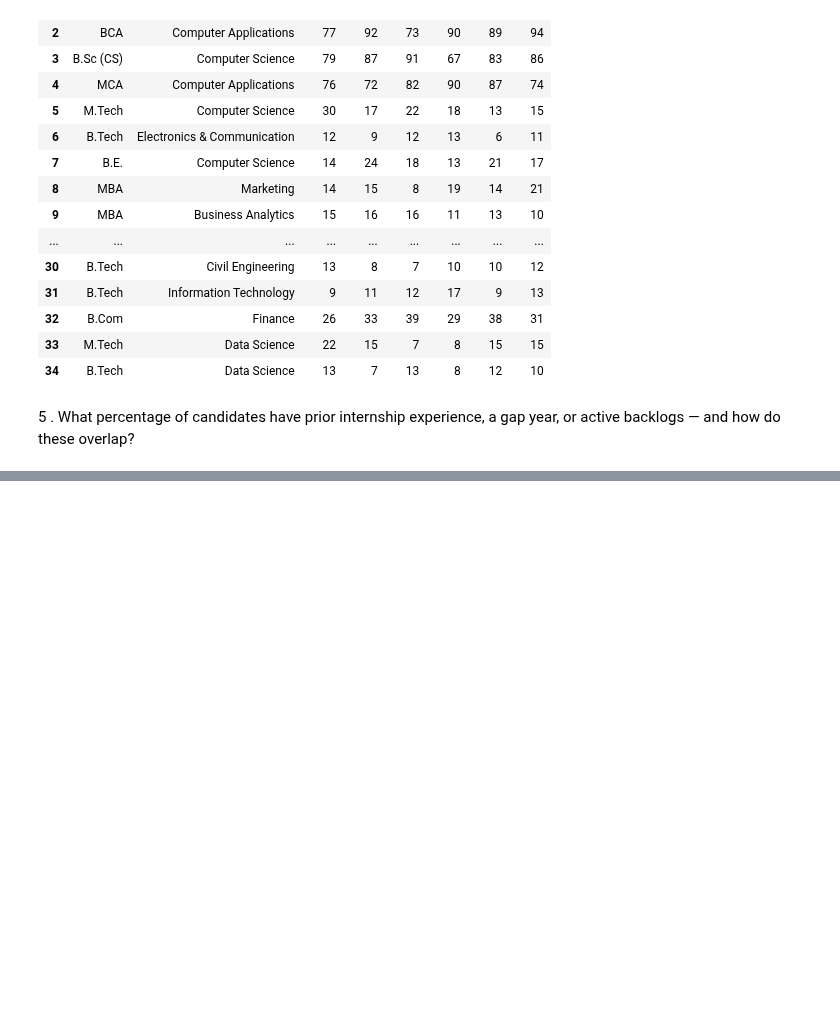
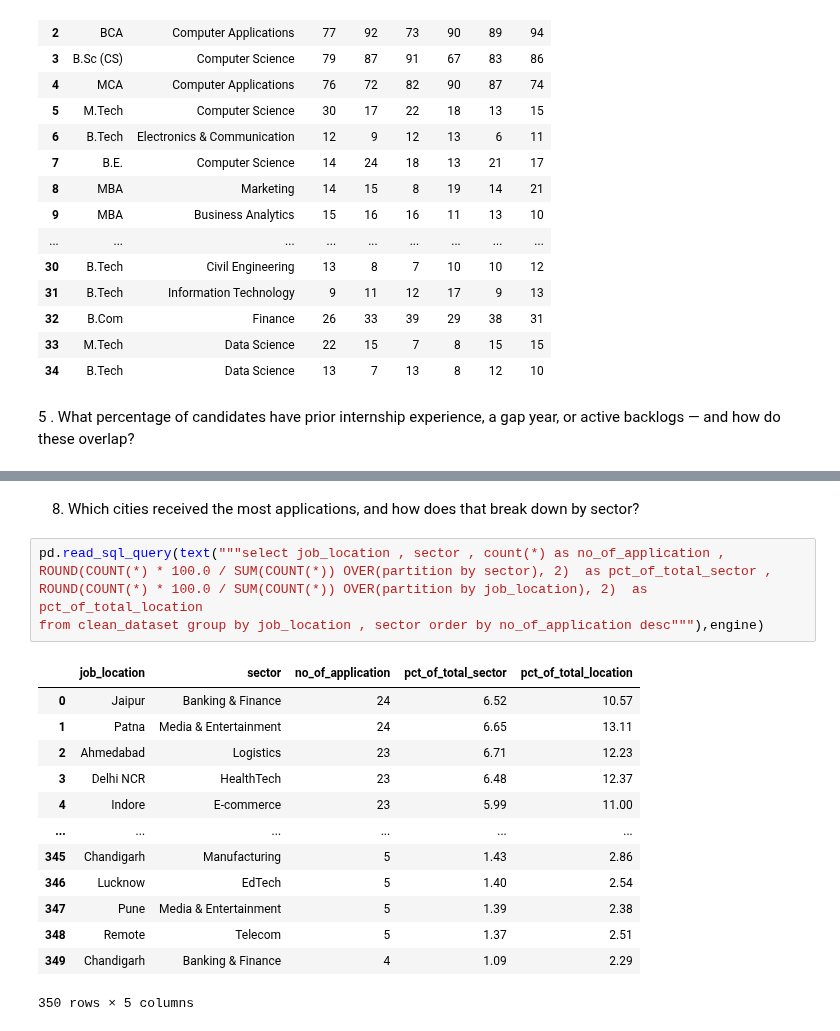
Before and after one commit to Ishasavani1402/Data-Analytics, a Jupyter notebook: fresher_hiring_analysis/EDA.ipynb, the cells around one changed output, grey strips where cells are left out. Saved outputs shown, nothing was run; the diff lists cells and outputs as text; blank space fills up the shorter version.

```diff
--- a/fresher_hiring_analysis/EDA.ipynb
+++ b/fresher_hiring_analysis/EDA.ipynb
@@ -262,0 +329,20 @@ round(count(*) * 100 / SUM(COUNT(*)) over(),2) as pct_of_count from clean_datase
+# %% [markdown]
+8. Which cities received the most applications, and how does that break down by sector?
+# %%
+pd.read_sql_query(text("""select job_location , sector , count(*) as no_of_application ,
+ROUND(COUNT(*) * 100.0 / SUM(COUNT(*)) OVER(partition by sector), 2)  as pct_of_total_sector , ROUND(COUNT(*) * 100.0 / SUM(COUNT(*)) OVER(partition by job_location), 2)  as pct_of_total_location
+from clean_dataset group by job_location , sector order by no_of_application desc"""),engine)
+# %% [output]
+|  | job_location | sector | no_of_application | pct_of_total_sector | pct_of_total_location |
+| 0 | Jaipur | Banking & Finance | 24 | 6.52 | 10.57 |
+| 1 | Patna | Media & Entertainment | 24 | 6.65 | 13.11 |
+| 2 | Ahmedabad | Logistics | 23 | 6.71 | 12.23 |
+| 3 | Delhi NCR | HealthTech | 23 | 6.48 | 12.37 |
+| 4 | Indore | E-commerce | 23 | 5.99 | 11.00 |
+| ... | ... | ... | ... | ... | ... |
+| 345 | Chandigarh | Manufacturing | 5 | 1.43 | 2.86 |
+| 346 | Lucknow | EdTech | 5 | 1.40 | 2.54 |
+| 347 | Pune | Media & Entertainment | 5 | 1.39 | 2.38 |
+| 348 | Remote | Telecom | 5 | 1.37 | 2.51 |
+| 349 | Chandigarh | Banking & Finance | 4 | 1.09 | 2.29 |
+350 rows × 5 columns
```
Also changed, not shown: parts of 9 cells of this notebook.
